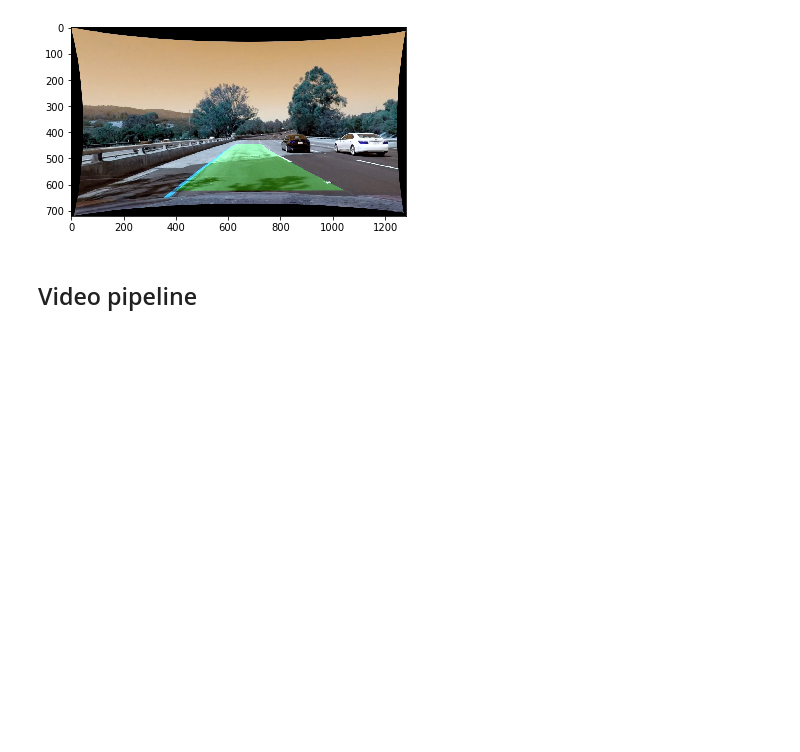
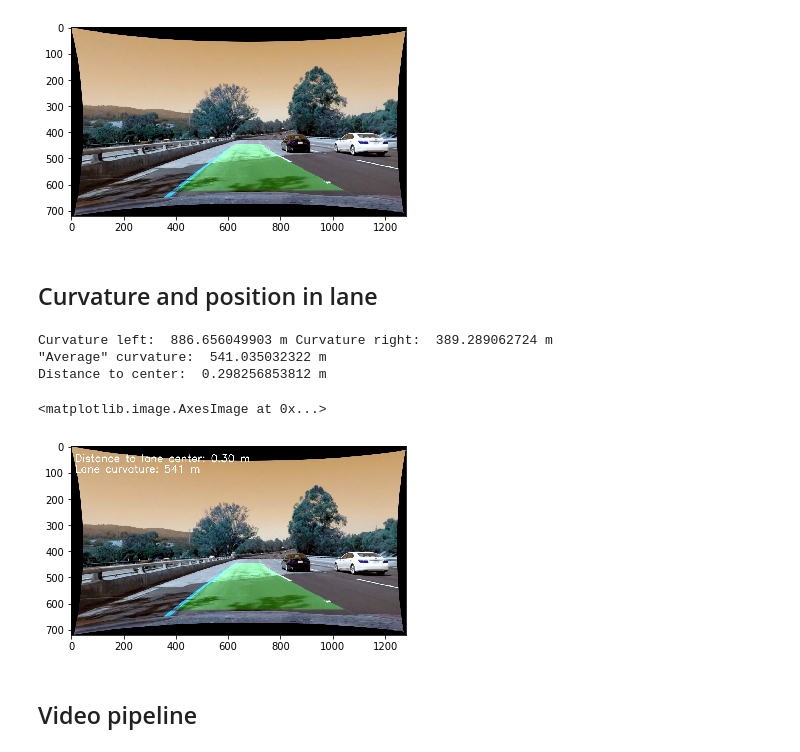
Before and after one commit to mandermo/CarND-Advanced-Lane-Lines, a Jupyter notebook: AdvancedLaneFinding.ipynb, the cells around one changed output. Cells and saved outputs as stored; diff of their text form; code cells hidden in the pictures; blank space fills up the shorter version.

Commit message:
Showing curvature and distance to center

```diff
--- a/AdvancedLaneFinding.ipynb
+++ b/AdvancedLaneFinding.ipynb
@@ -439,11 +441,70 @@ def draw_lane_on_image(warpedthresholded, undistorted, left_fit, right_fit):
     result = cv2.addWeighted(undistorted, 1, newwarp, 0.3, 0)
     return result
 
-result = draw_lane_on_image(warpedthresholded, undistorted, left_fit, right_fit)
-plt.imshow(result)
+imagewithcoloredlane = draw_lane_on_image(warpedthresholded, undistorted, left_fit, right_fit)
+plt.imshow(imagewithcoloredlane)
 # %% [output]
 <matplotlib.image.AxesImage at 0x...>
 [figure]
+# %% [markdown]
+## Curvature and position in lane
+# %%
+# Define conversions in x and y from pixels space to meters
+ym_per_pix = 30/720 # meters per pixel in y dimension
+xm_per_pix = 3.7/700 # meters per pixel in x dimension
+
+# Define y-value where we want radius of curvature to be evaulated
+# I'll choose an y-value at roughly bottom of image
+y_eval = 630
+
+def find_curvature_radius(poly):
+    A = poly[0]
+    B = poly[1]
+
+    # This rescaling of coefficients to meters explained in report.
+    y_eval_meters = ym_per_pix * y_eval
+    A = xm_per_pix/ym_per_pix**2 * A
+    B = xm_per_pix/ym_per_pix * B
+
+    # Based on section "Measuring Curvature" heading "Radius of Curvature" in course.
+    # Calculate the new radii of curvature
+    curverad = ((1 + (2*A*y_eval_meters + B)**2)**1.5) / np.absolute(2*A)
+
+    # Now our radius of curvature is in meters
+    return curverad
+
+def average_curve_radius(left_curverad,right_curverad):
+    # To me radius feels a bit more volatile than the inverse radius, so I average the inverse radius
+    return 2./(1./left_curverad + 1./right_curverad)
+
+def find_distance_to_center(left_fit, right_fit):
+    leftpos = np.poly1d(left_fit)(y_eval)
+    rightpos = np.poly1d(right_fit)(y_eval)
+    lanemiddlepixel = (leftpos + rightpos)/2.
+    dist_to_center_pixel = np.absolute(unwrappedDim[0]/2 - lanemiddlepixel)
+    dist_to_center = xm_per_pix * dist_to_center_pixel
+    return dist_to_center
+
+left_curverad,right_curverad=find_curvature_radius(left_fit), find_curvature_radius(right_fit)
+print('Curvature left: ', left_curverad, 'm', 'Curvature right: ', right_curverad, 'm')
+average_curverad = average_curve_radius(left_curverad,right_curverad)
+print('"Average" curvature: ', average_curverad, 'm')
+dist_to_center = find_distance_to_center(left_fit, right_fit)
+print('Distance to center: ', dist_to_center, 'm')
+
+def draw_info(img, average_curverad, dist_to_center):
+    cv2.putText(img,'Distance to lane center: {:.2f} m'.format(dist_to_center),(15,60), cv2.FONT_HERSHEY_SIMPLEX, 1.3,(255,255,255),2,cv2.LINE_AA)
+    cv2.putText(img,'Lane curvature: {:.0f} m'.format(average_curverad),(15,100), cv2.FONT_HERSHEY_SIMPLEX, 1.3,(255,255,255),2,cv2.LINE_AA)
+
+imgwithinfo = imagewithcoloredlane.copy()
+draw_info(imgwithinfo, average_curverad, dist_to_center)
+plt.imshow(imgwithinfo)
+# %% [output]
+Curvature left:  886.656049903 m Curvature right:  389.289062724 m
+"Average" curvature:  541.035032322 m
+Distance to center:  0.298256853812 m
+<matplotlib.image.AxesImage at 0x...>
+[figure, added]
 # %%
 def fit_polynom_around_old_polynom(warpedthresholded, left_fit, right_fit):
     # Assume you now have a new warped binary image
```
Also changed, not shown: parts of 3 cells of this notebook.
